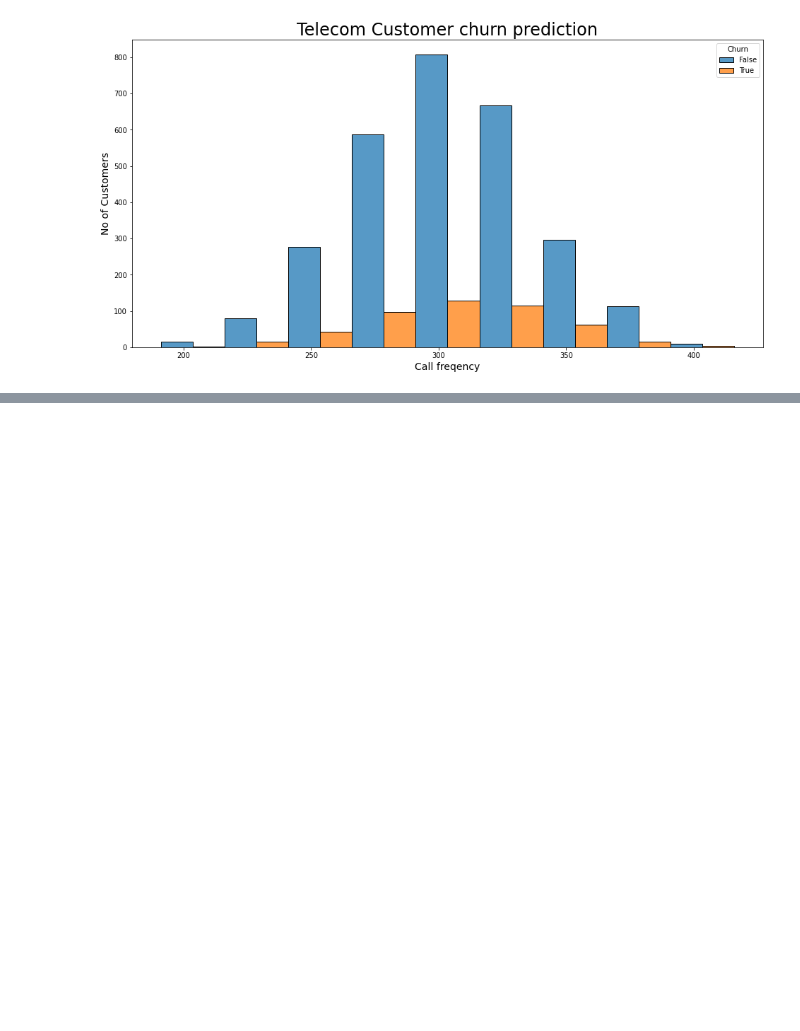
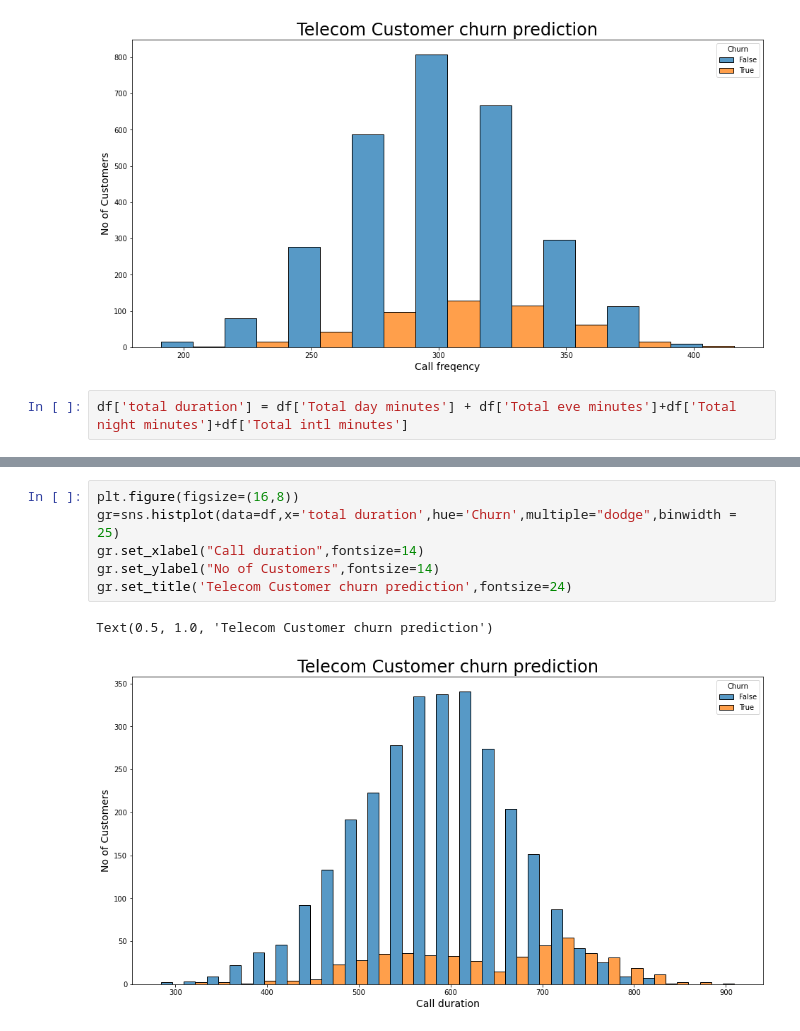
Before and after one commit to mohammedmoin44/Tele-comm-churn_Analysis, a Jupyter notebook: Copy_of_Telecom_Churn_Analysis_Capstone_Project.ipynb, the cells around one changed output, grey strips where cells are left out. Drawn from its saved outputs; the diff is of its cells as text; blank space fills up the shorter version.

```diff
--- a/Copy_of_Telecom_Churn_Analysis_Capstone_Project.ipynb
+++ b/Copy_of_Telecom_Churn_Analysis_Capstone_Project.ipynb
@@ -207,3 +207,5 @@ gr.set_title('Telecom Customer churn prediction',fontsize=24)
 # %% [output]
 Text(0.5, 1.0, 'Telecom Customer churn prediction')
 [figure]
+# %%
+df['total duration'] = df['Total day minutes'] + df['Total eve minutes']+df['Total night minutes']+df['Total intl minutes']
@@ -209,0 +228,9 @@ Text(0.5, 1.0, 'Telecom Customer churn prediction')
+# %%
+plt.figure(figsize=(16,8))
+gr=sns.histplot(data=df,x='total duration',hue='Churn',multiple="dodge",binwidth = 25)
+gr.set_xlabel("Call duration",fontsize=14)
+gr.set_ylabel("No of Customers",fontsize=14)
+gr.set_title('Telecom Customer churn prediction',fontsize=24)
+# %% [output]
+Text(0.5, 1.0, 'Telecom Customer churn prediction')
+[figure, added]
```
Also changed, not shown: parts of 2 cells of this notebook.
